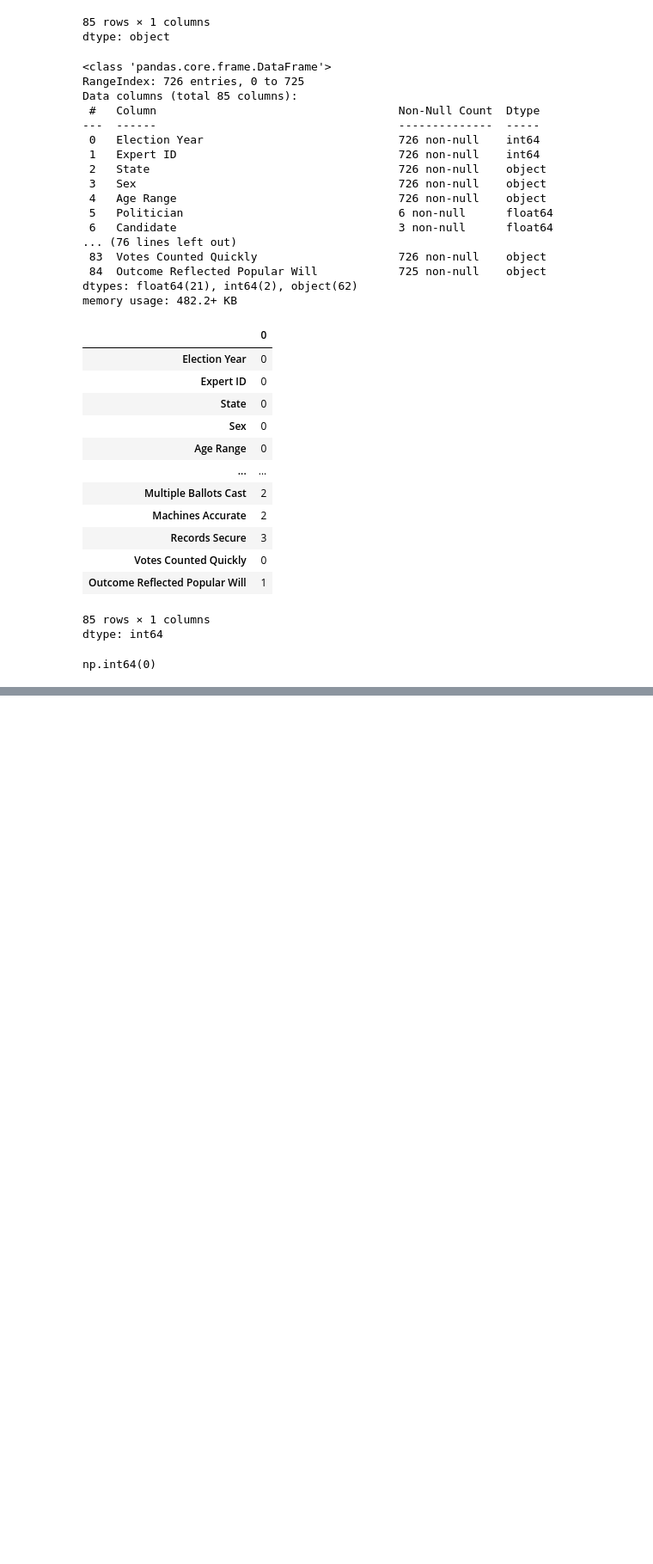
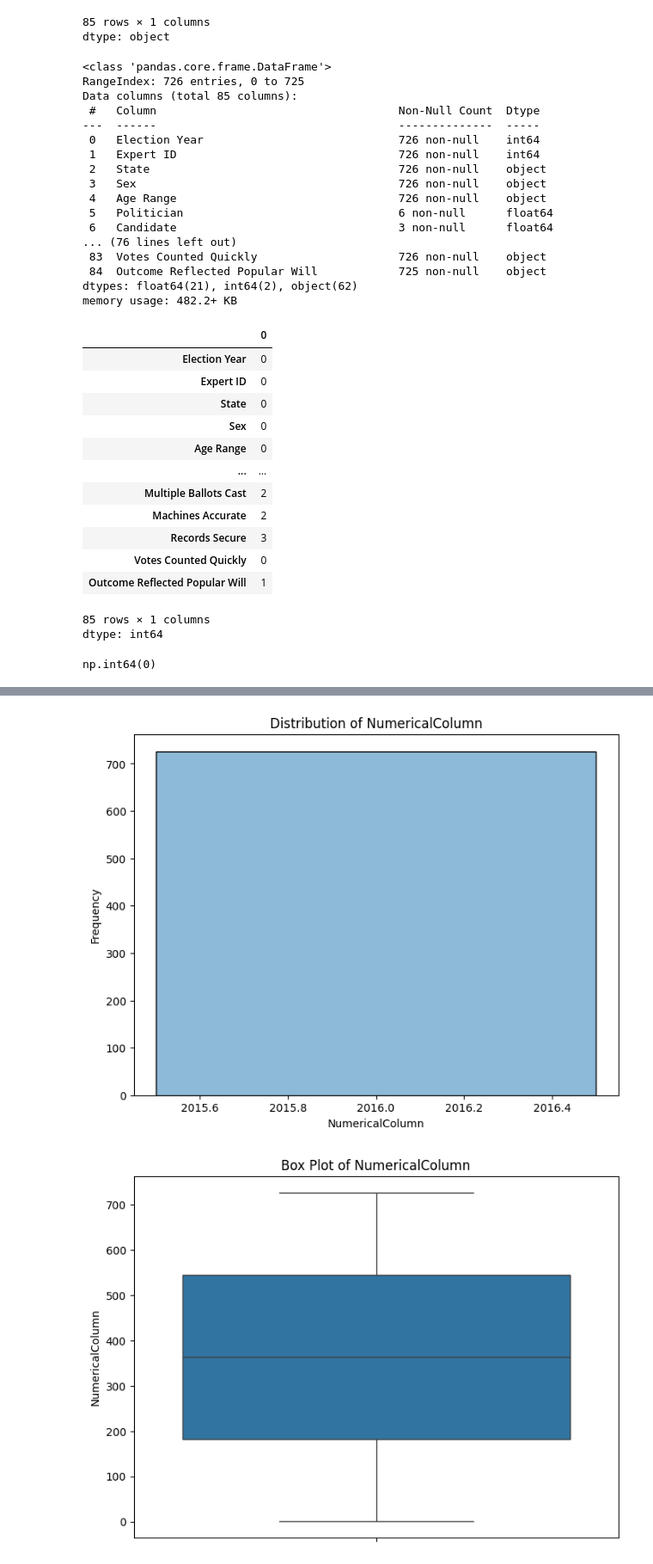
Before and after one commit to Nikhil5566/EDA-Prostate-cancer-dataset-, a Jupyter notebook: Electoral_Integrity_Dataset.ipynb, the cells around one changed output, grey strips where cells are left out. Shown: that part at 86% size. Cells and saved outputs as stored; diff of their text form; code cells hidden in the pictures; blank space fills up the shorter version.

```diff
--- a/Electoral_Integrity_Dataset.ipynb
+++ b/Electoral_Integrity_Dataset.ipynb
@@ -139,0 +145,16 @@ plt.show()
+# %%
+plt.figure(figsize=(8, 6))
+sns.histplot(data=df, x='Election Year', kde=True)
+plt.title('Distribution of NumericalColumn')
+plt.xlabel('NumericalColumn')
+plt.ylabel('Frequency')
+plt.show()
+
+plt.figure(figsize=(8, 6))
+sns.boxplot(data=df, y='Expert ID')
+plt.title('Box Plot of NumericalColumn')
+plt.ylabel('NumericalColumn')
+plt.show()
+# %% [output]
+[figure, added]
+[figure, added]
```
Also changed, not shown: parts of 15 cells of this notebook.
